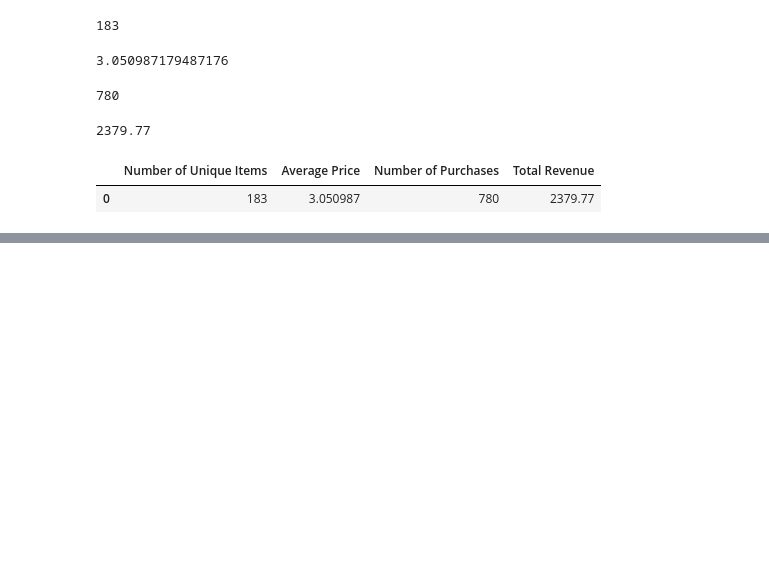
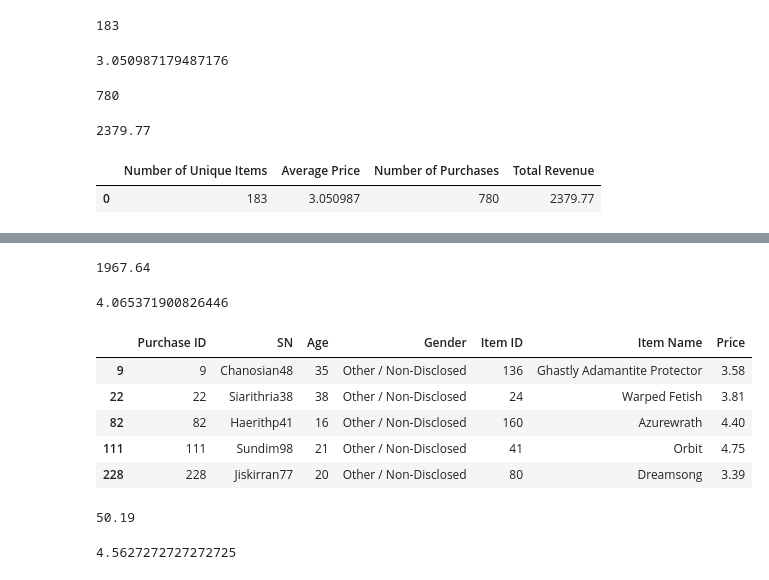
Before and after one commit to kayticodes/HeroesofPymoli, a Jupyter notebook: HeroesOfPy .ipynb, the cells around one changed output, grey strips where cells are left out. Cells and saved outputs as stored; diff of their text form; code cells hidden in the pictures; blank space fills up the shorter version.

```diff
--- a/HeroesOfPy .ipynb
+++ b/HeroesOfPy .ipynb
@@ -66,0 +199,31 @@ purchase_table
+# %%
+#obtain total purchase value
+male_df['Price'].sum()
+# %% [output]
+1967.64
+# %%
+#Average per male identifying person
+1967.64/484
+# %% [output]
+4.065371900826446
+# %%
+ # Looking only at Other/non-disclosed purchases
+ND_df = purchase_data.loc[purchase_data["Gender"] == "Other / Non-Disclosed", :]
+ND_df.head()
+# %% [output]
+|  | Purchase ID | SN | Age | Gender | Item ID | Item Name | Price |
+| 9 | 9 | Chanosian48 | 35 | Other / Non-Disclosed | 136 | Ghastly Adamantite Protector | 3.58 |
+| 22 | 22 | Siarithria38 | 38 | Other / Non-Disclosed | 24 | Warped Fetish | 3.81 |
+| 82 | 82 | Haerithp41 | 16 | Other / Non-Disclosed | 160 | Azurewrath | 4.40 |
+| 111 | 111 | Sundim98 | 21 | Other / Non-Disclosed | 41 | Orbit | 4.75 |
+| 228 | 228 | Jiskirran77 | 20 | Other / Non-Disclosed | 80 | Dreamsong | 3.39 |
+# %%
+#obtain total purchase value
+ND_df['Price'].sum()
+# %% [output]
+50.19
+# %%
+#Average per ND person
+50.19/11
+# %% [output]
+4.5627272727272725
```
Also changed, not shown: parts of 36 cells of this notebook, 1 other file.
